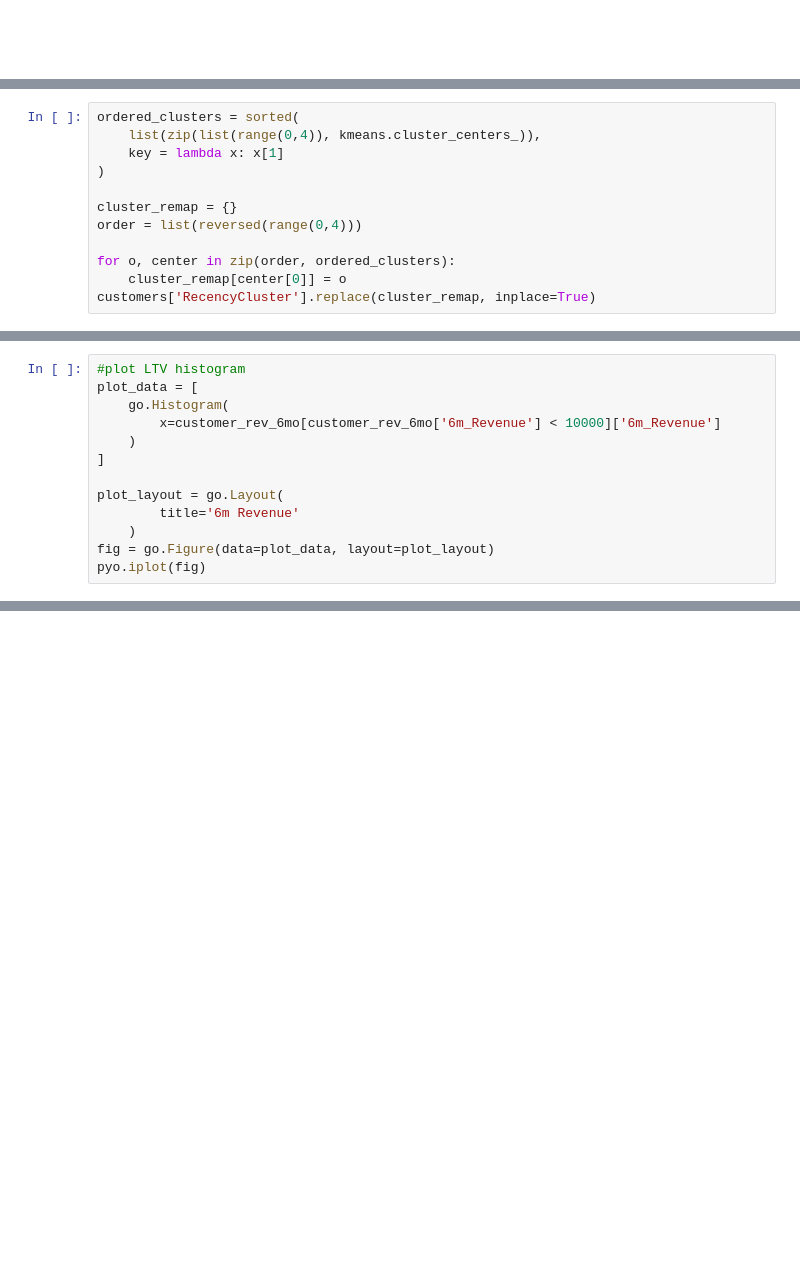
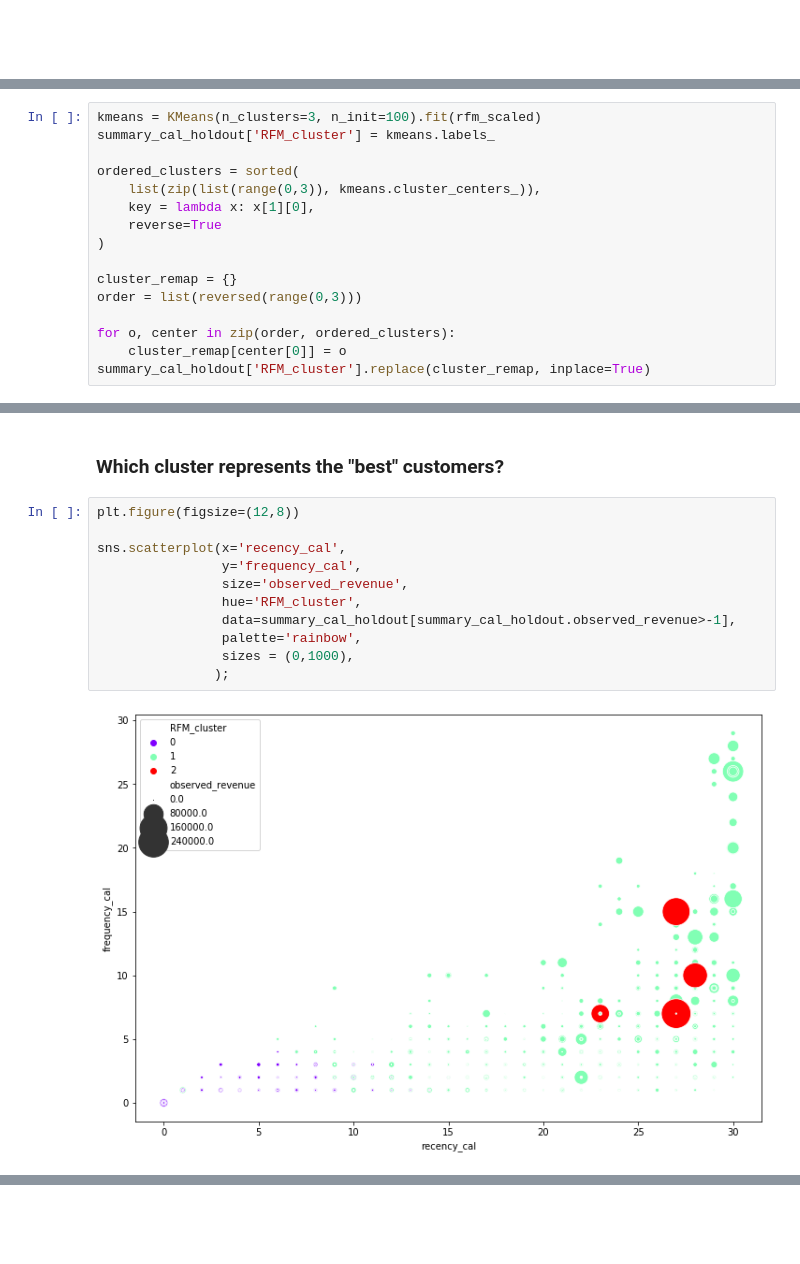
Before and after one commit to W-Tran/Online-Retail, a Jupyter notebook: online_retail.ipynb, the cells around one changed output, grey strips where cells are left out. Drawn from its saved outputs; the diff is of its cells as text; blank space fills up the shorter version.

```diff
--- a/online_retail.ipynb
+++ b/online_retail.ipynb
@@ -924,12 +950,16 @@ customers['RecencyCluster'] = kmeans.labels_
 # %%
+kmeans = KMeans(n_clusters=3, n_init=100).fit(rfm_scaled)
+summary_cal_holdout['RFM_cluster'] = kmeans.labels_
+
 ordered_clusters = sorted(
-    list(zip(list(range(0,4)), kmeans.cluster_centers_)),
-    key = lambda x: x[1]
+    list(zip(list(range(0,3)), kmeans.cluster_centers_)),
+    key = lambda x: x[1][0],
+    reverse=True
 )
 
 cluster_remap = {}
-order = list(reversed(range(0,4)))
+order = list(reversed(range(0,3)))
 
 for o, center in zip(order, ordered_clusters):
     cluster_remap[center[0]] = o
-customers['RecencyCluster'].replace(cluster_remap, inplace=True)
+summary_cal_holdout['RFM_cluster'].replace(cluster_remap, inplace=True)
@@ -1277,13 +966,15 @@ pyo.iplot(fig)
-# %%
-#plot LTV histogram
-plot_data = [
-    go.Histogram(
-        x=customer_rev_6mo[customer_rev_6mo['6m_Revenue'] < 10000]['6m_Revenue']
-    )
-]
-
-plot_layout = go.Layout(
-        title='6m Revenue'
-    )
-fig = go.Figure(data=plot_data, layout=plot_layout)
-pyo.iplot(fig)
+# %% [markdown]
+### Which cluster represents the "best" customers?
+# %%
+plt.figure(figsize=(12,8))
+
+sns.scatterplot(x='recency_cal',
+                y='frequency_cal',
+                size='observed_revenue',
+                hue='RFM_cluster',
+                data=summary_cal_holdout[summary_cal_holdout.observed_revenue>-1],
+                palette='rainbow',
+                sizes = (0,1000),
+               );
+# %% [output]
+[figure, added]
```
Also changed, not shown: parts of 54 cells of this notebook.
